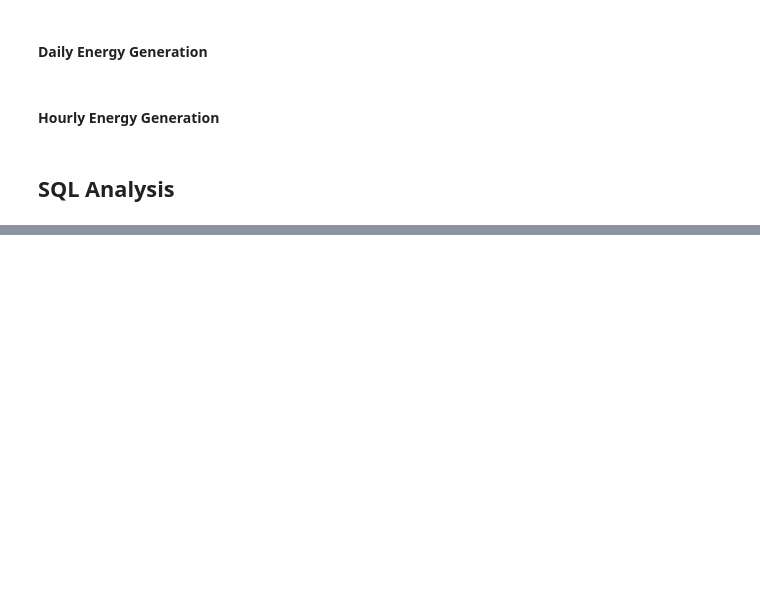
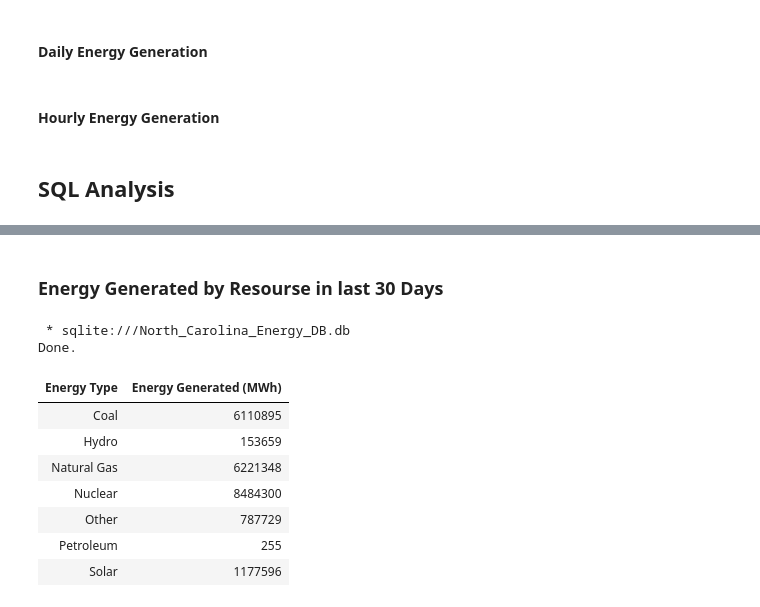
Before and after one commit to HerbSneed/energy_analysis_of_the_carolinas, a Jupyter notebook: north_carolina_energy_analysis.ipynb, the cells around one changed output, grey strips where cells are left out. Cells and saved outputs as stored; diff of their text form; code cells hidden in the pictures; blank space fills up the shorter version.

```diff
--- a/north_carolina_energy_analysis.ipynb
+++ b/north_carolina_energy_analysis.ipynb
@@ -303 +410,20 @@ eia_hourly_generation_df.to_sql("NC_HOURLY_ENERGY_GENERATION_DATA", conn, if_exi
+# %% [markdown]
+### Energy Generated by Resourse in last 30 Days
+# %%
+%%sql
+select
+    [Energy Type],
+    sum([Energy Generated (MWh)]) as "Energy Generated (MWh)"
+from NC_DAILY_ENERGY_GENERATION_DATA group by [Energy Type];
+# %% [output]
+ * sqlite:///North_Carolina_Energy_DB.db
+Done.
+| Energy Type | Energy Generated (MWh) |
+| Coal | 6110895 |
+| Hydro | 153659 |
+| Natural Gas | 6221348 |
+| Nuclear | 8484300 |
+| Other | 787729 |
+| Petroleum | 255 |
+| Solar | 1177596 |
 # %%
```
Also changed, not shown: parts of 18 cells of this notebook, 2 other files.
